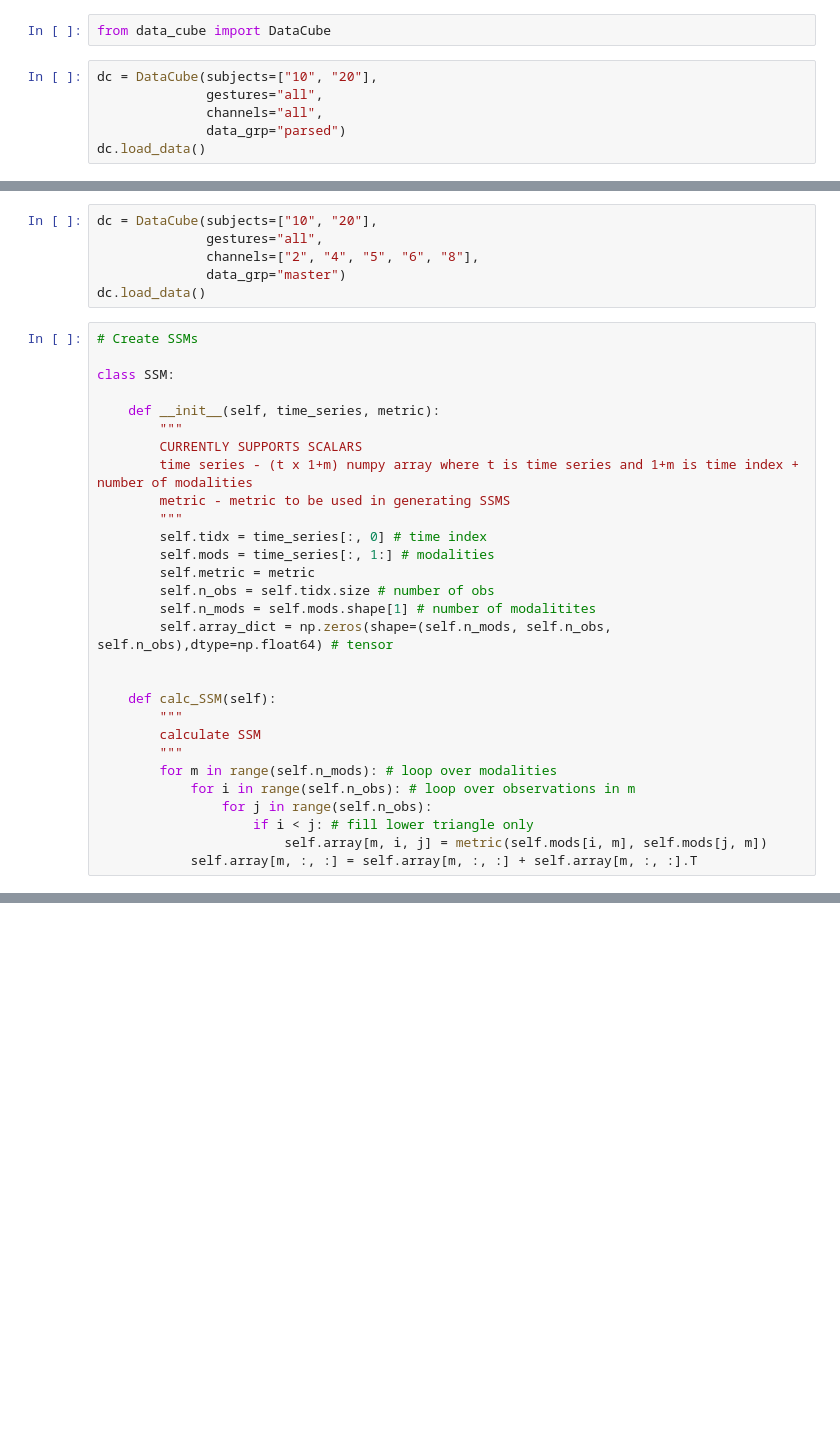
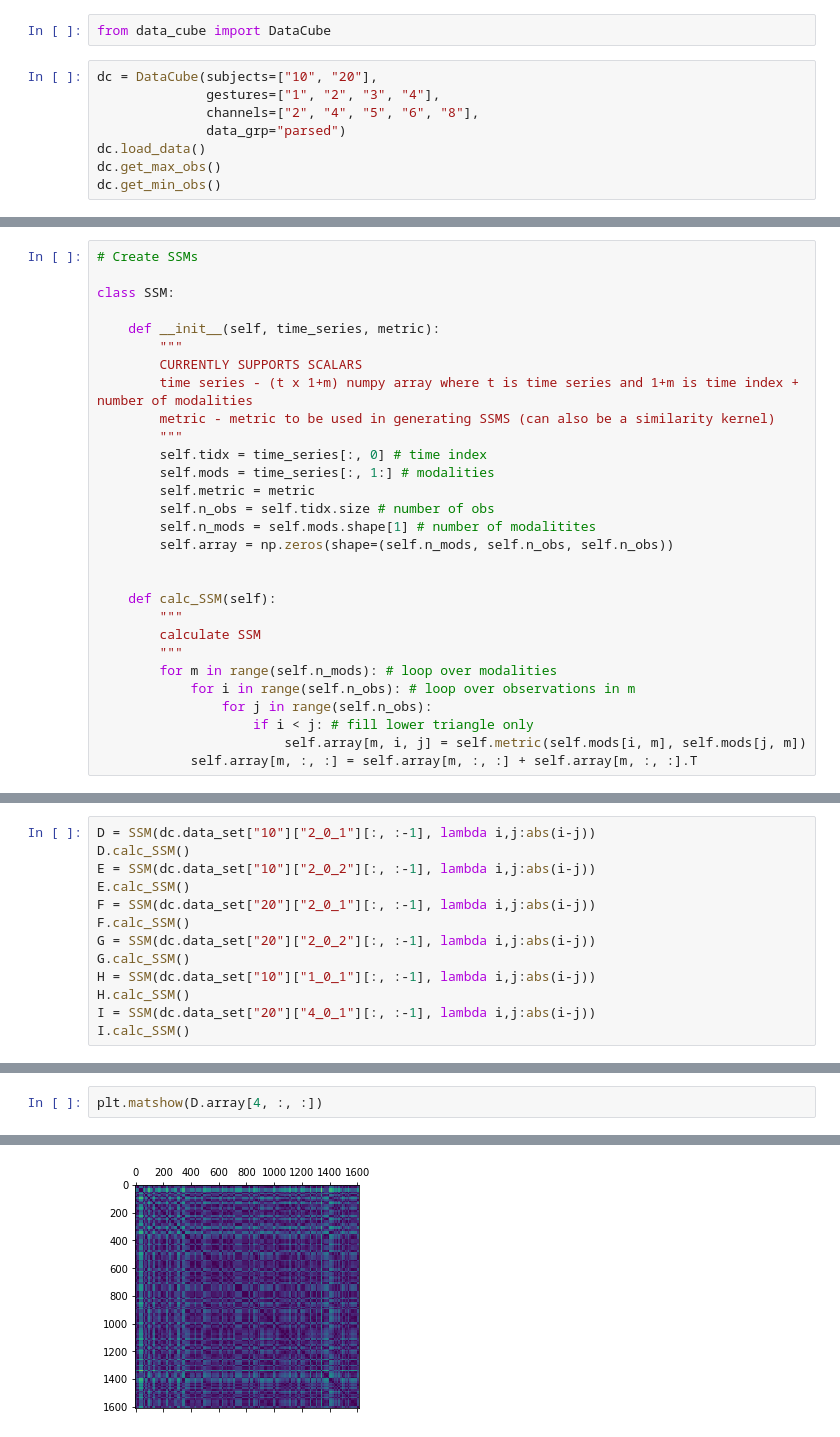
Before and after one commit to samvoisin/TDAforGesturePredictionsEMG, a Jupyter notebook: SNF_dev.ipynb, the cells around one changed output, grey strips where cells are left out. Cells and saved outputs as stored; diff of their text form; blank space fills up the shorter version.

```diff
--- a/SNF_dev.ipynb
+++ b/SNF_dev.ipynb
@@ -5,7 +7,9 @@ from scipy.spatial import distance_matrix
 from data_cube import DataCube
 # %%
 dc = DataCube(subjects=["10", "20"],
-              gestures="all",
-              channels="all",
+              gestures=["1", "2", "3", "4"],
+              channels=["2", "4", "5", "6", "8"],
               data_grp="parsed")
 dc.load_data()
+dc.get_max_obs()
+dc.get_min_obs()
@@ -18,9 +16,3 @@ dc.data_set["10"]["5_0_2"].shape
-# %%
-dc = DataCube(subjects=["10", "20"],
-              gestures="all",
-              channels=["2", "4", "5", "6", "8"],
-              data_grp="master")
-dc.load_data()
 # %%
 # Create SSMs
 
@@ -30,14 +22,14 @@ class SSM:
         """
         CURRENTLY SUPPORTS SCALARS
         time series - (t x 1+m) numpy array where t is time series and 1+m is time index + number of modalities
-        metric - metric to be used in generating SSMS
+        metric - metric to be used in generating SSMS (can also be a similarity kernel)
         """
         self.tidx = time_series[:, 0] # time index
         self.mods = time_series[:, 1:] # modalities
         self.metric = metric
         self.n_obs = self.tidx.size # number of obs
         self.n_mods = self.mods.shape[1] # number of modalitites
-        self.array_dict = np.zeros(shape=(self.n_mods, self.n_obs, self.n_obs),dtype=np.float64) # tensor
+        self.array = np.zeros(shape=(self.n_mods, self.n_obs, self.n_obs))
 
 
     def calc_SSM(self):
@@ -48,5 +40,5 @@ class SSM:
             for i in range(self.n_obs): # loop over observations in m
                 for j in range(self.n_obs):
                     if i < j: # fill lower triangle only
-                        self.array[m, i, j] = metric(self.mods[i, m], self.mods[j, m])
+                        self.array[m, i, j] = self.metric(self.mods[i, m], self.mods[j, m])
             self.array[m, :, :] = self.array[m, :, :] + self.array[m, :, :].T
@@ -55,0 +45,13 @@ D.calc_SSM()
+# %%
+D = SSM(dc.data_set["10"]["2_0_1"][:, :-1], lambda i,j:abs(i-j))
+D.calc_SSM()
+E = SSM(dc.data_set["10"]["2_0_2"][:, :-1], lambda i,j:abs(i-j))
+E.calc_SSM()
+F = SSM(dc.data_set["20"]["2_0_1"][:, :-1], lambda i,j:abs(i-j))
+F.calc_SSM()
+G = SSM(dc.data_set["20"]["2_0_2"][:, :-1], lambda i,j:abs(i-j))
+G.calc_SSM()
+H = SSM(dc.data_set["10"]["1_0_1"][:, :-1], lambda i,j:abs(i-j))
+H.calc_SSM()
+I = SSM(dc.data_set["20"]["4_0_1"][:, :-1], lambda i,j:abs(i-j))
+I.calc_SSM()
@@ -55,0 +63,3 @@ D.calc_SSM()
+# %%
+plt.matshow(D.array[4, :, :])
+# %% [output]
@@ -55,0 +67 @@ D.calc_SSM()
+[figure, added]
```
Also changed, not shown: parts of 14 cells of this notebook, 1 other file.
